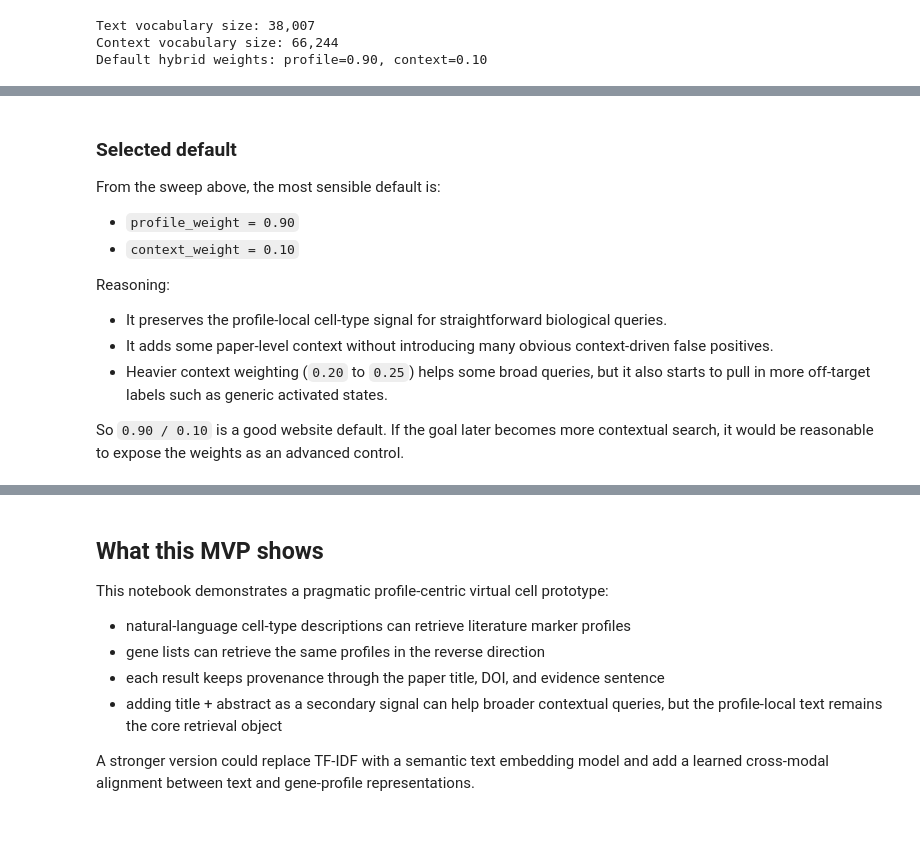
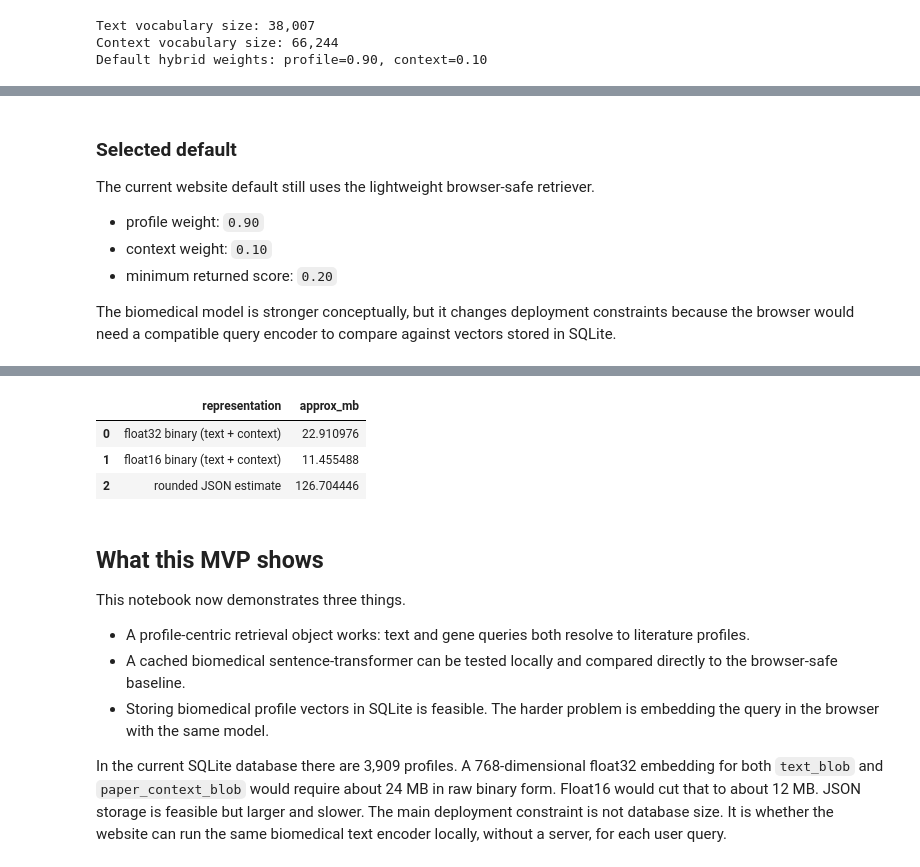
Before and after one commit to sbooeshaghi/llmarkers, a Jupyter notebook: analysis/virtual_cell_mvp.ipynb, the cells around one changed output, grey strips where cells are left out. Saved outputs shown, nothing was run; the diff lists cells and outputs as text; code cells hidden in the pictures; blank space fills up the shorter version.

```diff
--- a/analysis/virtual_cell_mvp.ipynb
+++ b/analysis/virtual_cell_mvp.ipynb
@@ -453,18 +506,13 @@ display(weight_sweep_df)
 # %% [markdown]
 ### Selected default
 
-From the sweep above, the most sensible default is:
+The current website default still uses the lightweight browser-safe retriever.
 
-- `profile_weight = 0.90`
-- `context_weight = 0.10`
+- profile weight: `0.90`
+- context weight: `0.10`
+- minimum returned score: `0.20`
 
-Reasoning:
-
-- It preserves the profile-local cell-type signal for straightforward biological queries.
-- It adds some paper-level context without introducing many obvious context-driven false positives.
-- Heavier context weighting (`0.20` to `0.25`) helps some broad queries, but it also starts to pull in more off-target labels such as generic activated states.
-
-So `0.90 / 0.10` is a good website default. If the goal later becomes more contextual search, it would be reasonable to expose the weights as an advanced control.
+The biomedical model is stronger conceptually, but it changes deployment constraints because the browser would need a compatible query encoder to compare against vectors stored in SQLite.
 # %%
 profiles['gene_name_set'] = profiles['gene_names'].map(set)
 profiles['gene_id_set'] = profiles['gene_ids'].map(lambda ids: {g for g in ids if g})
@@ -536,14 +584,36 @@ GENE QUERY: DCN COL1A1 COL1A2
 | 2 | 0.4 | MKI67-MCS | A comprehensive atlas of testicul... | 10.1101/2024.08.02.606288 | 4 | 1 | COL1A1, COL1A2, DCN | COL1A2, DCN, HELLS, LIG1 | ... |
 | 3 | 0.4 | FIBROBLAST | A multi-gene predictive model for... | 10.1101/2024.06.10.598247 | 2 | 1 | COL1A1, COL1A2, DCN | COL1A1, DCN | ... |
 | 4 | 0.4 | FIBROBLAST | Deciphering Tumor Microenvironmen... | 10.1101/2025.11.27.690370 | 2 | 1 | COL1A1, COL1A2, DCN | COL1A1, DCN | ... |
+# %%
+biomed_dim = int(biomed_text_embeddings.shape[1])
+n_profiles = len(profiles)
+raw_float32_bytes = n_profiles * biomed_dim * 2 * 4
+raw_float16_bytes = n_profiles * biomed_dim * 2 * 2
+sample_n = min(100, n_profiles)
+json_lengths = []
+for i in range(sample_n):
+    payload = json.dumps(np.round(biomed_text_embeddings[i], 6).tolist()) + json.dumps(np.round(biomed_context_embeddings[i], 6).tolist())
+    json_lengths.append(len(payload))
+json_estimate_bytes = int(np.mean(json_lengths) * n_profiles)
+storage_df = pd.DataFrame(
+    {
+        'representation': ['float32 binary (text + context)', 'float16 binary (text + context)', 'rounded JSON estimate'],
+        'approx_mb': [raw_float32_bytes / 1e6, raw_float16_bytes / 1e6, json_estimate_bytes / 1e6],
+    }
+)
+display(storage_df)
+# %% [output]
+|  | representation | approx_mb |
+| 0 | float32 binary (text + context) | 22.910976 |
+| 1 | float16 binary (text + context) | 11.455488 |
+| 2 | rounded JSON estimate | 126.704446 |
 # %% [markdown]
 ## What this MVP shows
 
-This notebook demonstrates a pragmatic profile-centric virtual cell prototype:
+This notebook now demonstrates three things.
 
-- natural-language cell-type descriptions can retrieve literature marker profiles
-- gene lists can retrieve the same profiles in the reverse direction
-- each result keeps provenance through the paper title, DOI, and evidence sentence
-- adding title + abstract as a secondary signal can help broader contextual queries, but the profile-local text remains the core retrieval object
+- A profile-centric retrieval object works: text and gene queries both resolve to literature profiles.
+- A cached biomedical sentence-transformer can be tested locally and compared directly to the browser-safe baseline.
+- Storing biomedical profile vectors in SQLite is feasible. The harder problem is embedding the query in the browser with the same model.
 
-A stronger version could replace TF-IDF with a semantic text embedding model and add a learned cross-modal alignment between text and gene-profile representations.
+In the current SQLite database there are 3,909 profiles. A 768-dimensional float32 embedding for both `text_blob` and `paper_context_blob` would require about 24 MB in raw binary form. Float16 would cut that to about 12 MB. JSON storage is feasible but larger and slower. The main deployment constraint is not database size. It is whether the website can run the same biomedical text encoder locally, without a server, for each user query.
```
Also changed, not shown: parts of 10 cells of this notebook.
